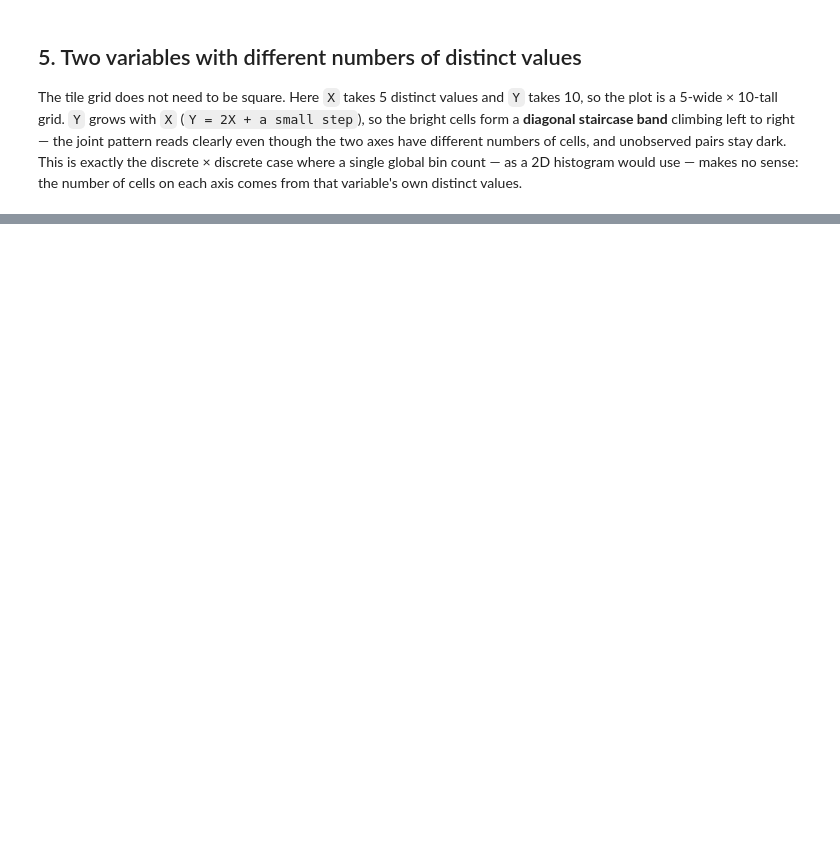
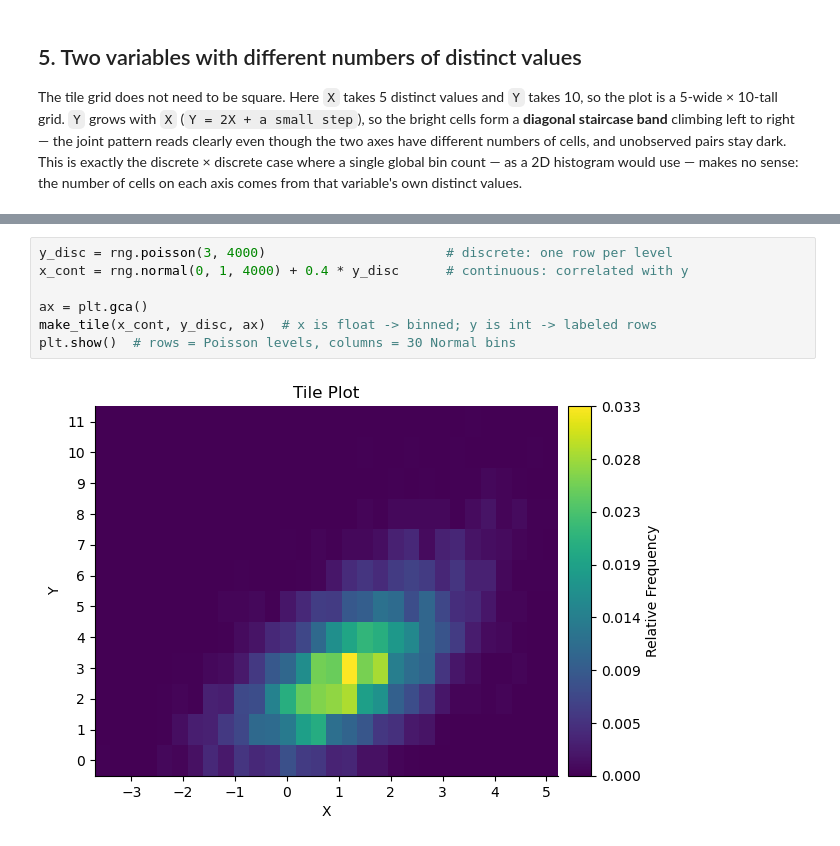
Before and after one commit to calpoly-symbulate/symbulate, a Jupyter notebook: team/new_graphics/new_graphics_demos/tile_demo.ipynb, the cells around one changed output, grey strips where cells are left out. Cells and saved outputs as stored; diff of their text form; blank space fills up the shorter version.

Commit message:
feature: added mixed data functioanlity to tile plots, updated color bar labels, docstrings, and demos.

```diff
--- a/team/new_graphics/new_graphics_demos/tile_demo.ipynb
+++ b/team/new_graphics/new_graphics_demos/tile_demo.ipynb
@@ -127,0 +162,9 @@ plt.show()  # a 5-wide x 10-tall grid with a diagonal staircase band
+# %%
+y_disc = rng.poisson(3, 4000)                       # discrete: one row per level
+x_cont = rng.normal(0, 1, 4000) + 0.4 * y_disc      # continuous: correlated with y
+
+ax = plt.gca()
+make_tile(x_cont, y_disc, ax)  # x is float -> binned; y is int -> labeled rows
+plt.show()  # rows = Poisson levels, columns = 30 Normal bins
+# %% [output]
+[figure, added]
```
Also changed, not shown: parts of 12 cells of this notebook, 3 other files.
